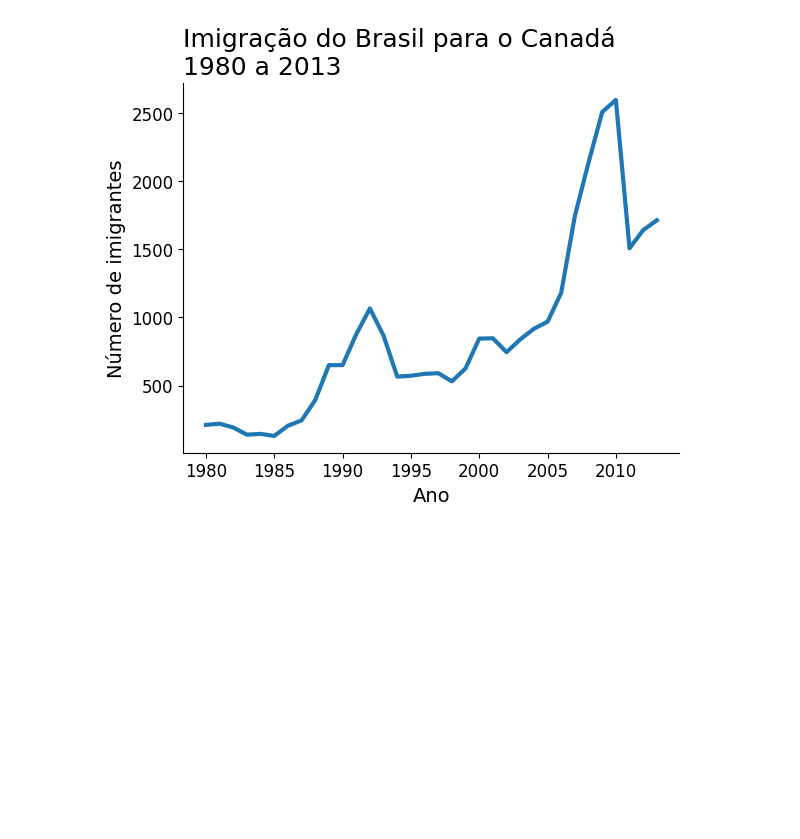
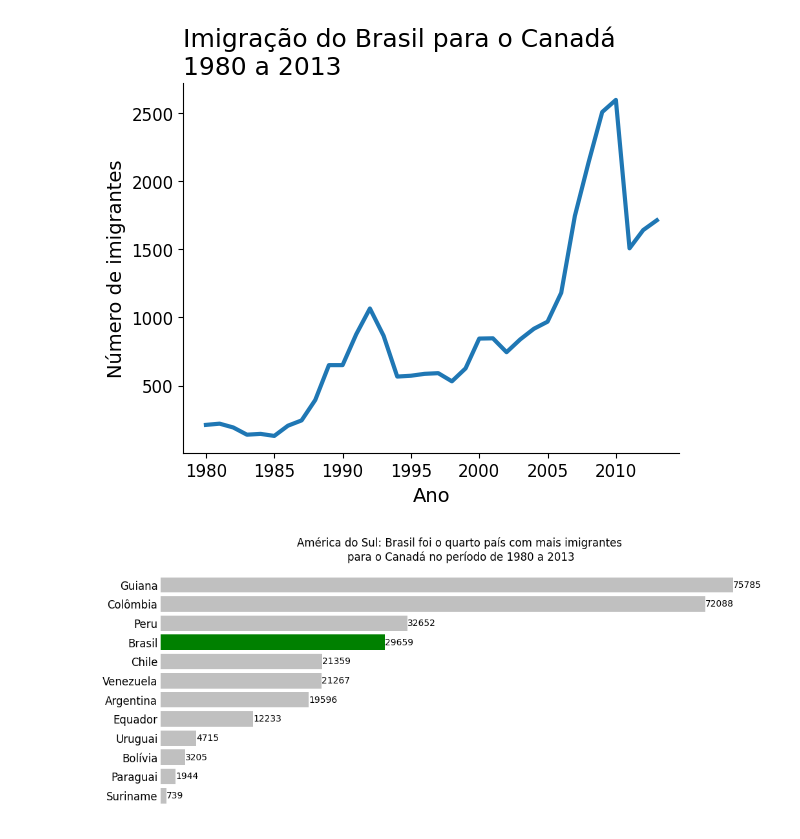
Before and after one commit to roniwellington/analise-imigrantes-brasileiros, a Jupyter notebook: imigrantes_canada.ipynb, the cells around one changed output. Drawn from its saved outputs; the diff is of its cells as text; code cells hidden in the pictures; blank space fills up the shorter version.

Commit message:
Adiciona grafico comparativo dos países da america do sul

```diff
--- a/imigrantes_canada.ipynb
+++ b/imigrantes_canada.ipynb
@@ -95,3 +95,44 @@ ax.spines['right'].set_visible(False)
 plt.show()
 # %% [output]
 [figure]
+# %%
+#Cria um dataframe com os países da américa do Sul
+america_sul = df.query('Região == "América do Sul"').sort_values(by='Total', ascending=True)
+
+#Criando uma lista de cores para destacar o Brasil
+cores=[]
+for pais in america_sul.index:
+    if pais == 'Brasil':
+        cores.append('green')
+    else:
+        cores.append('silver')
+
+#Criando a figura
+fig, ax = plt.subplots(figsize=(12,5))
+ax.barh(america_sul.index, america_sul['Total'], color=cores)
+ax.set_title('América do Sul: Brasil foi o quarto país com mais imigrantes \npara o Canadá no período de 1980 a 2013')
+ax.set_xlabel("Números de imigrantes", fontsize =14)
+ax.set_ylabel('')
+ax.yaxis.set_tick_params(labelsize=12)
+ax.xaxis.set_tick_params(labelsize=12)
+
+#Loop para adicionar o valor máximo de cada barra
+for i, v in enumerate(america_sul['Total']):
+    ax.text(v + 20, i, str(v), color='black', fontsize=10, ha='left', va='center')
+
+#Retirando o Frame (retângulo que enconbre os gráficos)
+ax.set_frame_on(False)
+
+#Retirando o eixo X
+ax.get_xaxis().set_visible(False)
+
+#Removendo todos os ticks dos eixos X e Y
+ax.tick_params(axis='both', which='both', length=0)
+
+
+#Salvando a figura
+fig.savefig('imagens/imigracao_americana_sul.png', transparent=False, dpi=300, bbox_inches='tight')
+
+plt.show()
+# %% [output]
+[figure, added]
```
Also changed, not shown: 1 other file.
